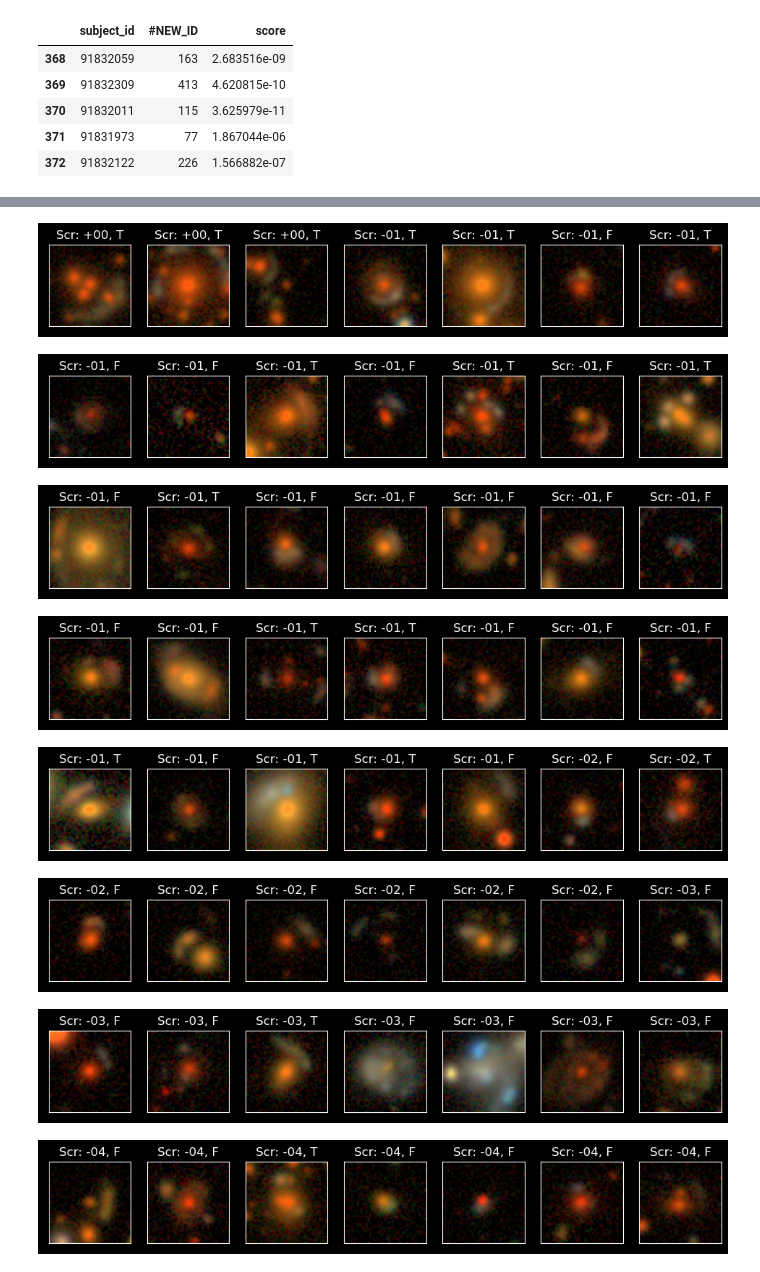
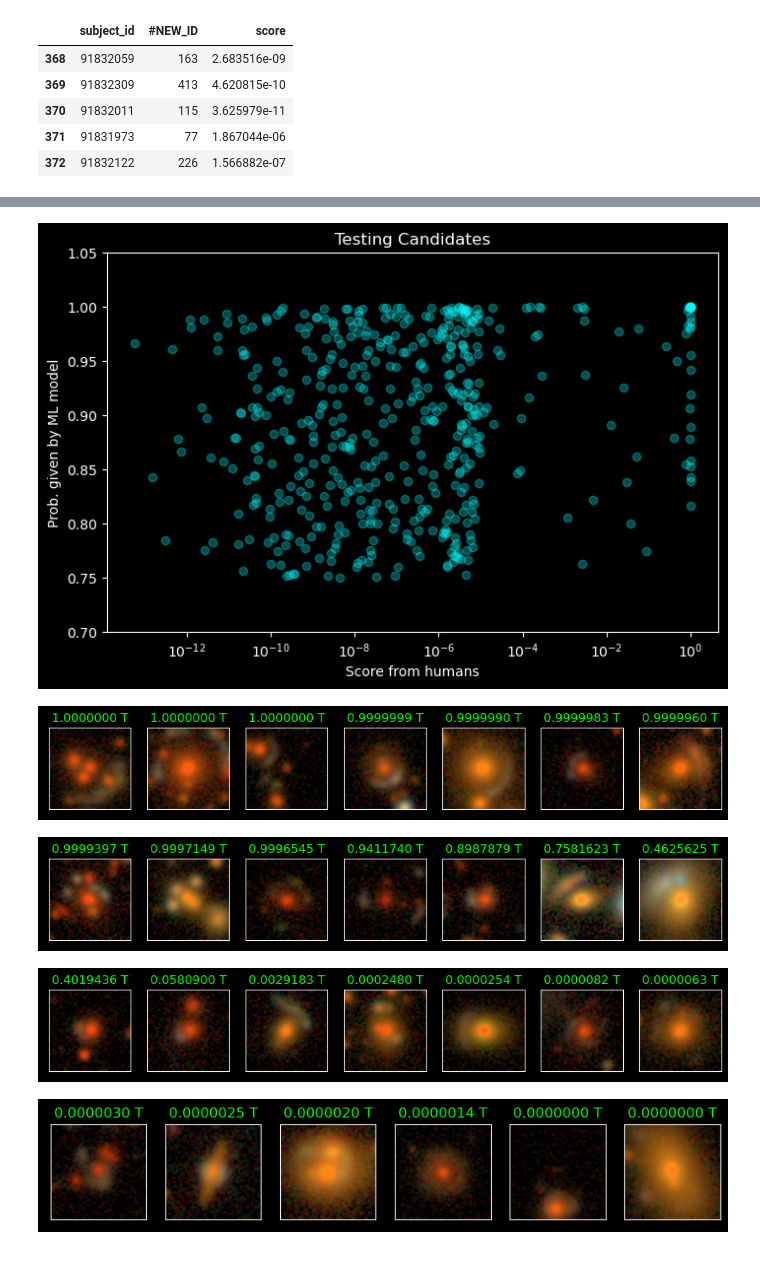
Before and after one commit to JimenaGonzalez/SpaceWarps_Inspection, a Jupyter notebook: initial/for_test/results/Gallery.ipynb, the cells around one changed output, grey strips where cells are left out. Drawn from its saved outputs; the diff is of its cells as text; code cells hidden in the pictures.

Commit message:
added reported and color code

```diff
--- a/initial/for_test/results/Gallery.ipynb
+++ b/initial/for_test/results/Gallery.ipynb
@@ -67,7 +67,7 @@ data = data.merge(key_data[['#NEW_ID', 'subject_id', 'score']], on='#NEW_ID', ho
 
 new_data = data.sort_values(by='score', ascending=False)
 images = images[new_data.index]
-data = new_data
+data = new_data.reset_index(drop=True)
 
 print(len(images), len(data))
 data.head()
@@ -82,4 +82,18 @@ data.head()
 5 rows × 33 columns
+# %%
+data.columns
+
+plt.figure(figsize=(8,5))
+
+plt.title('Testing Candidates')
+plt.xlabel('Score from humans')
+plt.ylabel('Prob. given by ML model')
+plt.xscale("log")
+plt.ylim(0.7, 1.05)
+plt.scatter(data['score'], data['PROB'], color = 'cyan', alpha = 0.3)
+plt.show()
+# %% [output]
+[figure, new version]
 # %%
 def make_plot_all(objects, title, data, Q, stretch, minimum):
     for i in range(len(objects)):
@@ -90,8 +104,9 @@ def make_plot_all(objects, title, data, Q, stretch, minimum):
                 plt.subplot(1,7,j+1)
                 expo = "{:e}".format(data['score'].iloc[i+j]).split('e')[1]
                 reported = 'T' if data['!REPORTED'].iloc[i+j] else 'F'
-                title = 'Scr: {}, {}'.format(expo, reported)
-                plt.title(title)
+                color = 'lime' if data['!REPORTED'].iloc[i+j] else 'aqua'
+                title = '{:.7f} {}'.format(data['score'].iloc[i+j], reported)
+                plt.title(title, color=color)
                 #print(data['COADD_OBJECT_ID'].iloc[i+j])
                 rgb = make_lupton_rgb(objects[i+j][2], objects[i+j][1], objects[i+j][0],
                                     Q=Q, stretch=stretch, minimum=minimum)
@@ -101,14 +116,12 @@ def make_plot_all(objects, title, data, Q, stretch, minimum):
             #plt.savefig(png_filepath + title + '.png', bbox_inches='tight')
         plt.show()
 # %%
-n = 56
-make_plot_all(images[0:n], 'title', data.iloc[0:n], 9, 45, (0, 0, 0))
+data_tmp = data[data['!REPORTED'] == True]
+images_tmp = images[data_tmp.index]
+n = len(data_tmp)
+make_plot_all(images_tmp[0:n], 'title', data_tmp.iloc[0:n], 9, 45, (0, 0, 0))
 # %% [output]
-[figure, old version]
+[figure, new version]
-[figure, old version]
+[figure, new version]
-[figure, old version]
+[figure, new version]
-[figure, old version]
+[figure, new version]
-[figure, removed]
-[figure, removed]
-[figure, removed]
-[figure, removed]
```
Also changed, not shown: parts of 3 cells of this notebook.
